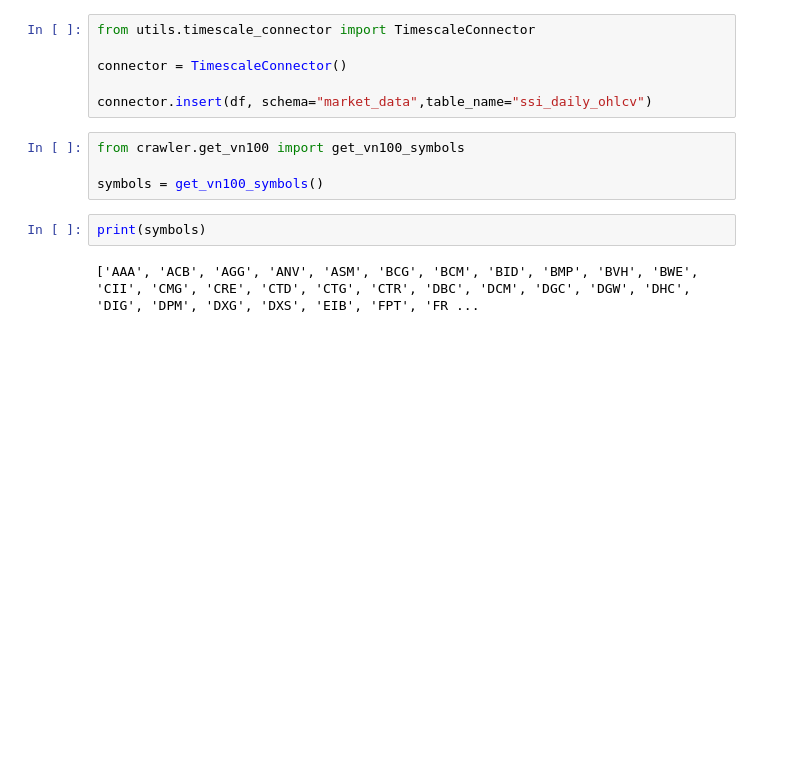
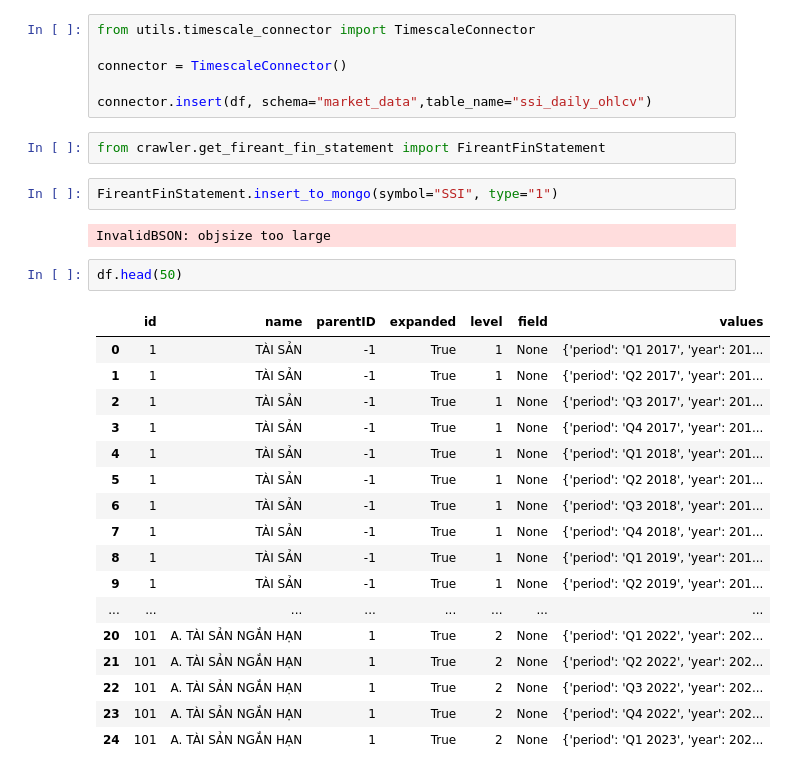
Before and after one commit to tranthanhbinh1/stock-recommendation-system, a Jupyter notebook: test.ipynb, the cells around one changed output. Cells and saved outputs as stored; diff of their text form; blank space fills up the shorter version.

```diff
--- a/test.ipynb
+++ b/test.ipynb
@@ -708,10 +708,28 @@ connector = TimescaleConnector()
 
 connector.insert(df, schema="market_data",table_name="ssi_daily_ohlcv")
 # %%
-from crawler.get_vn100 import get_vn100_symbols
-
-symbols = get_vn100_symbols()
+from crawler.get_fireant_fin_statement import FireantFinStatement
-# %%
-print(symbols)
-# %% [output]
-['AAA', 'ACB', 'AGG', 'ANV', 'ASM', 'BCG', 'BCM', 'BID', 'BMP', 'BVH', 'BWE', 'CII', 'CMG', 'CRE', 'CTD', 'CTG', 'CTR', 'DBC', 'DCM', 'DGC', 'DGW', 'DHC', 'DIG', 'DPM', 'DXG', 'DXS', 'EIB', 'FPT', 'FR ...
+# %%
+FireantFinStatement.insert_to_mongo(symbol="SSI", type="1")
+# %% [output]
+InvalidBSON: objsize too large
+# %%
+df.head(50)
+# %% [output]
+|  | id | name | parentID | expanded | level | field | values |
+| 0 | 1 | TÀI SẢN | -1 | True | 1 | None | {'period': 'Q1 2017', 'year': 201... |
+| 1 | 1 | TÀI SẢN | -1 | True | 1 | None | {'period': 'Q2 2017', 'year': 201... |
+| 2 | 1 | TÀI SẢN | -1 | True | 1 | None | {'period': 'Q3 2017', 'year': 201... |
+| 3 | 1 | TÀI SẢN | -1 | True | 1 | None | {'period': 'Q4 2017', 'year': 201... |
+| 4 | 1 | TÀI SẢN | -1 | True | 1 | None | {'period': 'Q1 2018', 'year': 201... |
+| 5 | 1 | TÀI SẢN | -1 | True | 1 | None | {'period': 'Q2 2018', 'year': 201... |
+| 6 | 1 | TÀI SẢN | -1 | True | 1 | None | {'period': 'Q3 2018', 'year': 201... |
+| 7 | 1 | TÀI SẢN | -1 | True | 1 | None | {'period': 'Q4 2018', 'year': 201... |
+| 8 | 1 | TÀI SẢN | -1 | True | 1 | None | {'period': 'Q1 2019', 'year': 201... |
+| 9 | 1 | TÀI SẢN | -1 | True | 1 | None | {'period': 'Q2 2019', 'year': 201... |
+| ... | ... | ... | ... | ... | ... | ... | ... |
+| 20 | 101 | A. TÀI SẢN NGẮN HẠN | 1 | True | 2 | None | {'period': 'Q1 2022', 'year': 202... |
+| 21 | 101 | A. TÀI SẢN NGẮN HẠN | 1 | True | 2 | None | {'period': 'Q2 2022', 'year': 202... |
+| 22 | 101 | A. TÀI SẢN NGẮN HẠN | 1 | True | 2 | None | {'period': 'Q3 2022', 'year': 202... |
+| 23 | 101 | A. TÀI SẢN NGẮN HẠN | 1 | True | 2 | None | {'period': 'Q4 2022', 'year': 202... |
+| 24 | 101 | A. TÀI SẢN NGẮN HẠN | 1 | True | 2 | None | {'period': 'Q1 2023', 'year': 202... |
```
Also changed, not shown: 6 other files.
